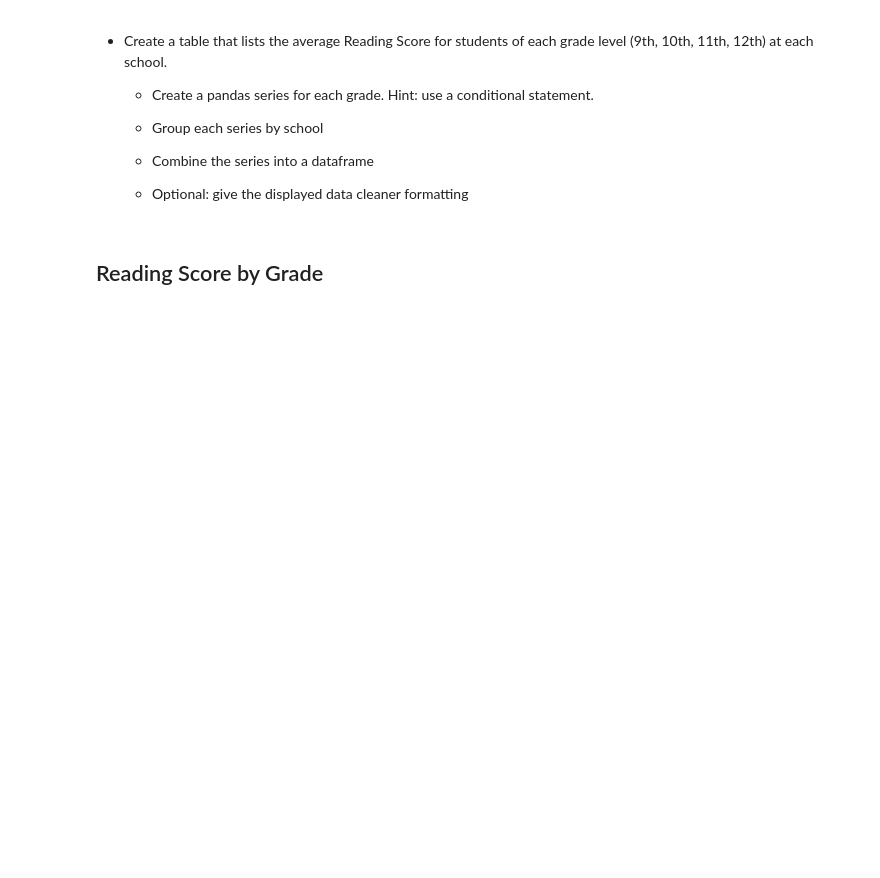
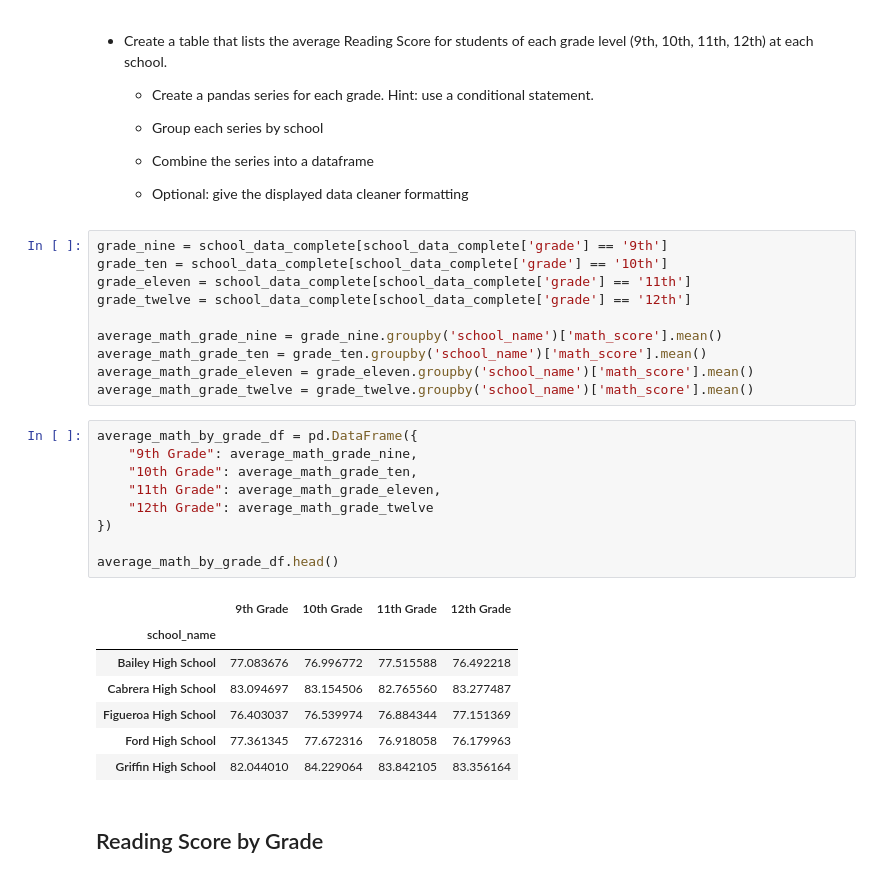
Before and after one commit to shaff183/pandas-challenge, a Jupyter notebook: PyCitySchools/main.ipynb, the cells around one changed output. Saved outputs shown, nothing was run; the diff lists cells and outputs as text; blank space fills up the shorter version.

```diff
--- a/PyCitySchools/main.ipynb
+++ b/PyCitySchools/main.ipynb
@@ -201,6 +205,33 @@ school_summary_df.head()
   * Combine the series into a dataframe
 
   * Optional: give the displayed data cleaner formatting
+# %%
+grade_nine = school_data_complete[school_data_complete['grade'] == '9th']
+grade_ten = school_data_complete[school_data_complete['grade'] == '10th']
+grade_eleven = school_data_complete[school_data_complete['grade'] == '11th']
+grade_twelve = school_data_complete[school_data_complete['grade'] == '12th']
+
+average_math_grade_nine = grade_nine.groupby('school_name')['math_score'].mean()
+average_math_grade_ten = grade_ten.groupby('school_name')['math_score'].mean()
+average_math_grade_eleven = grade_eleven.groupby('school_name')['math_score'].mean()
+average_math_grade_twelve = grade_twelve.groupby('school_name')['math_score'].mean()
+# %%
+average_math_by_grade_df = pd.DataFrame({
+    "9th Grade": average_math_grade_nine,
+    "10th Grade": average_math_grade_ten,
+    "11th Grade": average_math_grade_eleven,
+    "12th Grade": average_math_grade_twelve
+})
+
+average_math_by_grade_df.head()
+# %% [output]
+|  | 9th Grade | 10th Grade | 11th Grade | 12th Grade |
+| school_name |  |  |  |  |
+| Bailey High School | 77.083676 | 76.996772 | 77.515588 | 76.492218 |
+| Cabrera High School | 83.094697 | 83.154506 | 82.765560 | 83.277487 |
+| Figueroa High School | 76.403037 | 76.539974 | 76.884344 | 77.151369 |
+| Ford High School | 77.361345 | 77.672316 | 76.918058 | 76.179963 |
+| Griffin High School | 82.044010 | 84.229064 | 83.842105 | 83.356164 |
 # %% [markdown]
 ## Reading Score by Grade
 # %% [markdown]
```
Also changed, not shown: parts of 27 cells of this notebook.
